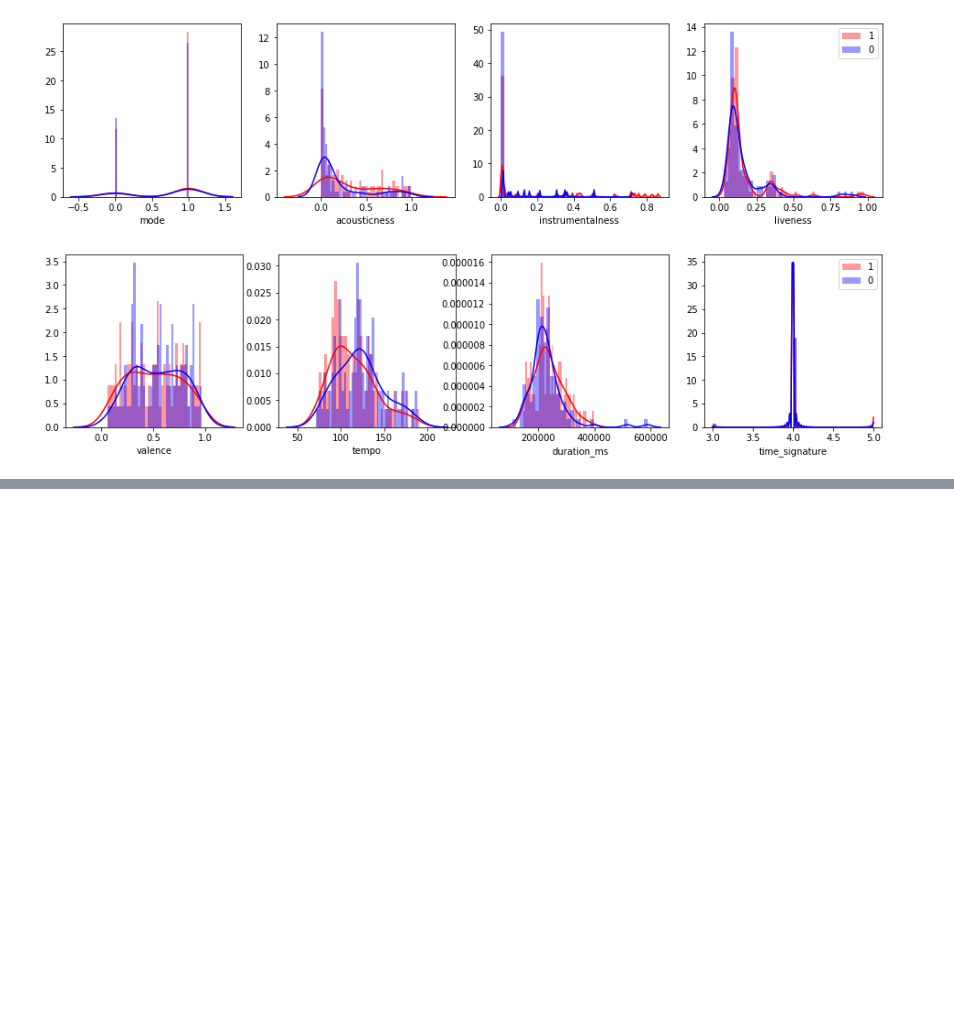
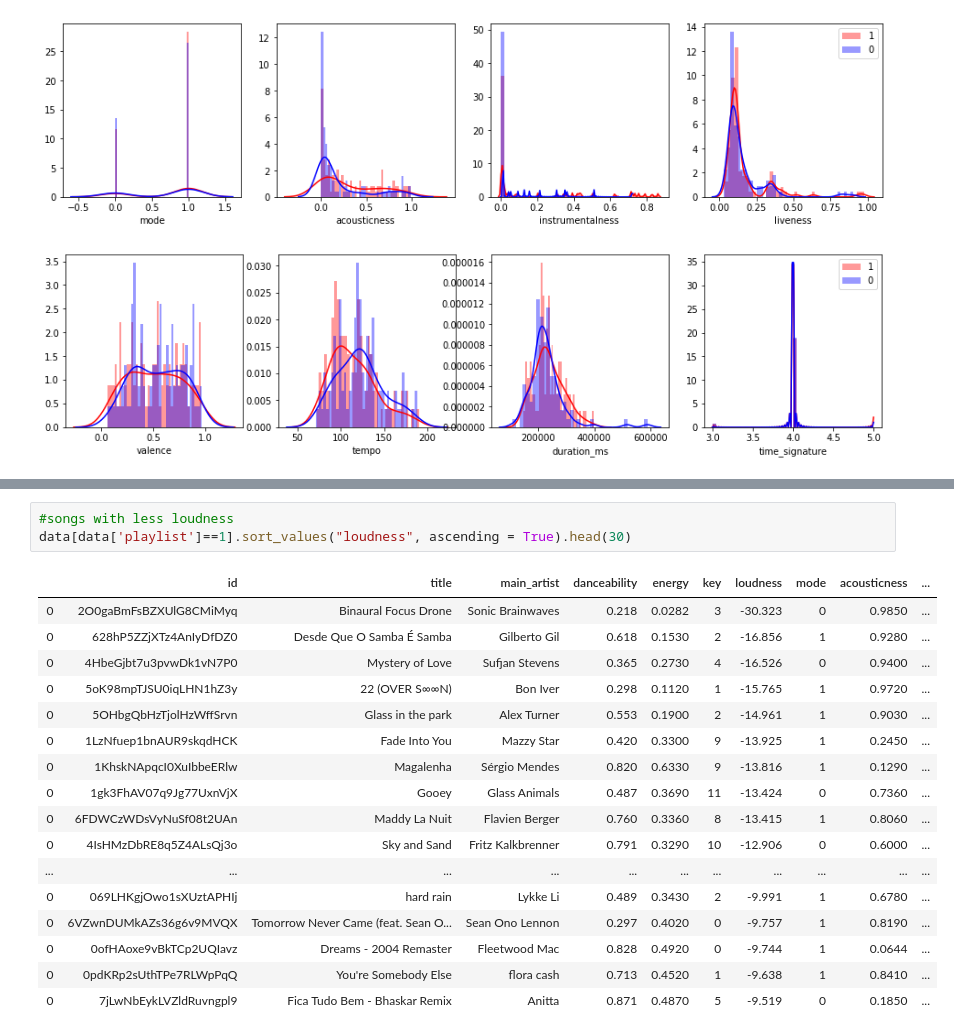
Before and after one commit to ritapereira10/Spotify-Analysis, a Jupyter notebook: Friends/TEST FRIENDS.ipynb, the cells around one changed output, grey strips where cells are left out. Cells and saved outputs as stored; diff of their text form; blank space fills up the shorter version.

```diff
--- a/Friends/TEST FRIENDS.ipynb
+++ b/Friends/TEST FRIENDS.ipynb
@@ -279,0 +321,21 @@ plt.legend((1,0))
+# %%
+#songs with less loudness
+data[data['playlist']==1].sort_values("loudness", ascending = True).head(30)
+# %% [output]
+|  | id | title | main_artist | danceability | energy | key | loudness | mode | acousticness | ... |
+| 0 | 2O0gaBmFsBZXUlG8CMiMyq | Binaural Focus Drone | Sonic Brainwaves | 0.218 | 0.0282 | 3 | -30.323 | 0 | 0.9850 | ... |
+| 0 | 628hP5ZZjXTz4AnIyDfDZ0 | Desde Que O Samba É Samba | Gilberto Gil | 0.618 | 0.1530 | 2 | -16.856 | 1 | 0.9280 | ... |
+| 0 | 4HbeGjbt7u3pvwDk1vN7P0 | Mystery of Love | Sufjan Stevens | 0.365 | 0.2730 | 4 | -16.526 | 0 | 0.9400 | ... |
+| 0 | 5oK98mpTJSU0iqLHN1hZ3y | 22 (OVER S∞∞N) | Bon Iver | 0.298 | 0.1120 | 1 | -15.765 | 1 | 0.9720 | ... |
+| 0 | 5OHbgQbHzTjolHzWffSrvn | Glass in the park | Alex Turner | 0.553 | 0.1900 | 2 | -14.961 | 1 | 0.9030 | ... |
+| 0 | 1LzNfuep1bnAUR9skqdHCK | Fade Into You | Mazzy Star | 0.420 | 0.3300 | 9 | -13.925 | 1 | 0.2450 | ... |
+| 0 | 1KhskNApqcI0XuIbbeERlw | Magalenha | Sérgio Mendes | 0.820 | 0.6330 | 9 | -13.816 | 1 | 0.1290 | ... |
+| 0 | 1gk3FhAV07q9Jg77UxnVjX | Gooey | Glass Animals | 0.487 | 0.3690 | 11 | -13.424 | 0 | 0.7360 | ... |
+| 0 | 6FDWCzWDsVyNuSf08t2UAn | Maddy La Nuit | Flavien Berger | 0.760 | 0.3360 | 8 | -13.415 | 1 | 0.8060 | ... |
+| 0 | 4IsHMzDbRE8q5Z4ALsQj3o | Sky and Sand | Fritz Kalkbrenner | 0.791 | 0.3290 | 10 | -12.906 | 0 | 0.6000 | ... |
+| ... | ... | ... | ... | ... | ... | ... | ... | ... | ... | ... |
+| 0 | 069LHKgjOwo1sXUztAPHIj | hard rain | Lykke Li | 0.489 | 0.3430 | 2 | -9.991 | 1 | 0.6780 | ... |
+| 0 | 6VZwnDUMkAZs36g6v9MVQX | Tomorrow Never Came (feat. Sean O... | Sean Ono Lennon | 0.297 | 0.4020 | 0 | -9.757 | 1 | 0.8190 | ... |
+| 0 | 0ofHAoxe9vBkTCp2UQIavz | Dreams - 2004 Remaster | Fleetwood Mac | 0.828 | 0.4920 | 0 | -9.744 | 1 | 0.0644 | ... |
+| 0 | 0pdKRp2sUthTPe7RLWpPqQ | You're Somebody Else | flora cash | 0.713 | 0.4520 | 1 | -9.638 | 1 | 0.8410 | ... |
+| 0 | 7jLwNbEykLVZldRuvngpl9 | Fica Tudo Bem - Bhaskar Remix | Anitta | 0.871 | 0.4870 | 5 | -9.519 | 0 | 0.1850 | ... |
```
Also changed, not shown: parts of 2 cells of this notebook.
